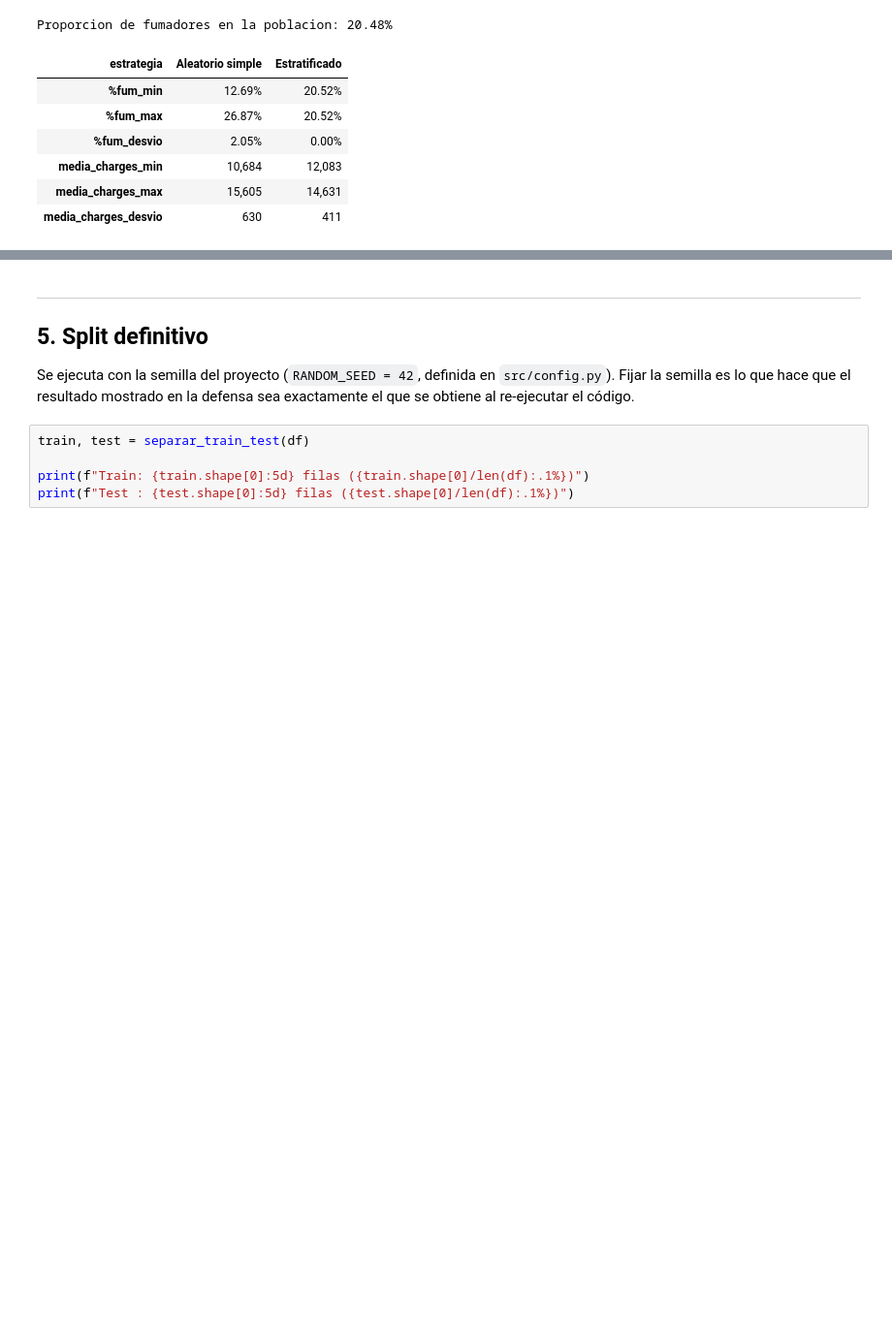
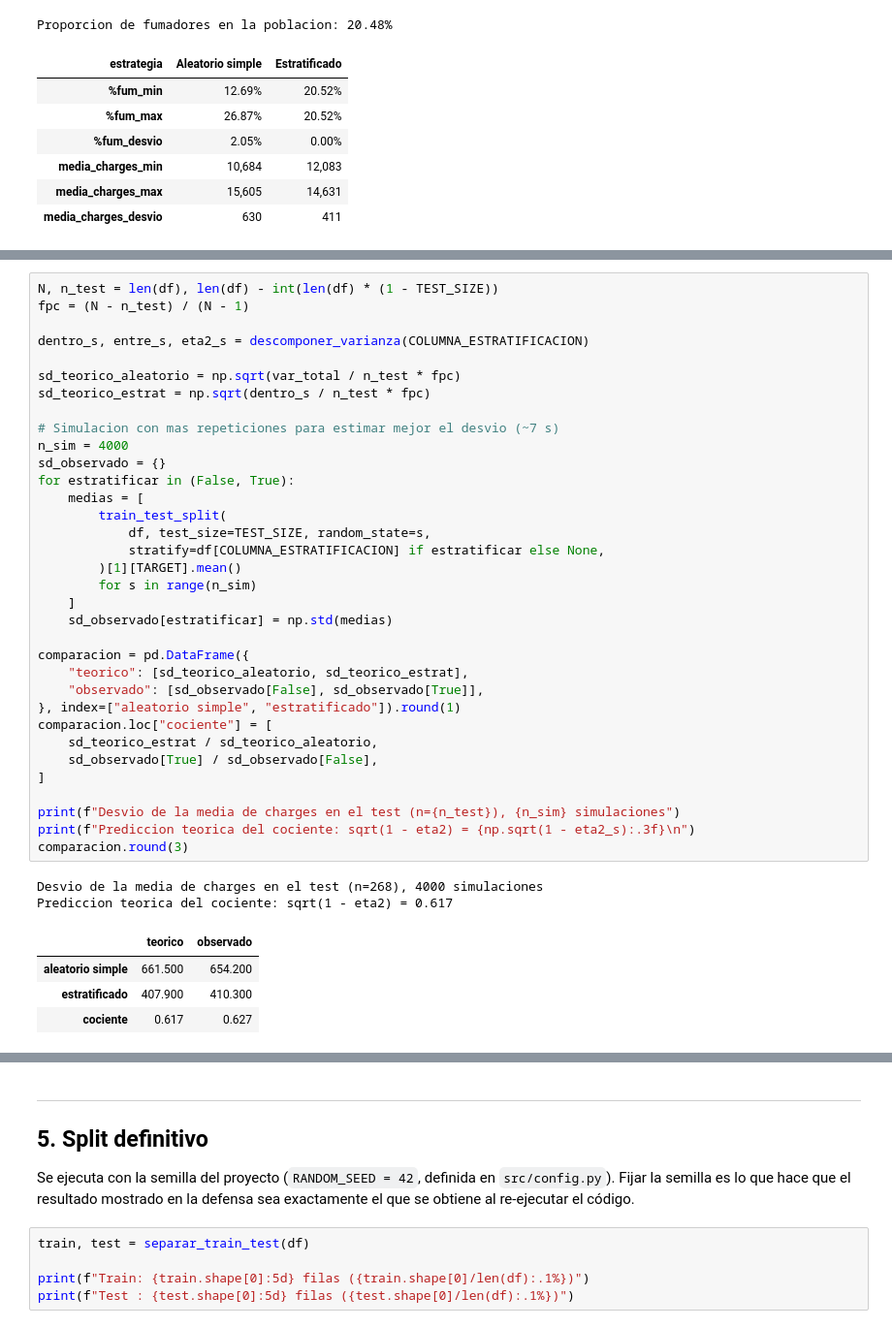
Before and after one commit to Diego050904/TP1-regresion-insurance, a Jupyter notebook: notebooks/01_carga_y_split.ipynb, the cells around one changed output, grey strips where cells are left out. Shown at 97% size. Drawn from its saved outputs; the diff is of its cells as text; blank space fills up the shorter version.

```diff
--- a/notebooks/01_carga_y_split.ipynb
+++ b/notebooks/01_carga_y_split.ipynb
@@ -288,0 +371,41 @@ proporción de fumadores es exactamente eso.
+# %%
+N, n_test = len(df), len(df) - int(len(df) * (1 - TEST_SIZE))
+fpc = (N - n_test) / (N - 1)
+
+dentro_s, entre_s, eta2_s = descomponer_varianza(COLUMNA_ESTRATIFICACION)
+
+sd_teorico_aleatorio = np.sqrt(var_total / n_test * fpc)
+sd_teorico_estrat = np.sqrt(dentro_s / n_test * fpc)
+
+# Simulacion con mas repeticiones para estimar mejor el desvio (~7 s)
+n_sim = 4000
+sd_observado = {}
+for estratificar in (False, True):
+    medias = [
+        train_test_split(
+            df, test_size=TEST_SIZE, random_state=s,
+            stratify=df[COLUMNA_ESTRATIFICACION] if estratificar else None,
+        )[1][TARGET].mean()
+        for s in range(n_sim)
+    ]
+    sd_observado[estratificar] = np.std(medias)
+
+comparacion = pd.DataFrame({
+    "teorico": [sd_teorico_aleatorio, sd_teorico_estrat],
+    "observado": [sd_observado[False], sd_observado[True]],
+}, index=["aleatorio simple", "estratificado"]).round(1)
+comparacion.loc["cociente"] = [
+    sd_teorico_estrat / sd_teorico_aleatorio,
+    sd_observado[True] / sd_observado[False],
+]
+
+print(f"Desvio de la media de charges en el test (n={n_test}), {n_sim} simulaciones")
+print(f"Prediccion teorica del cociente: sqrt(1 - eta2) = {np.sqrt(1 - eta2_s):.3f}\n")
+comparacion.round(3)
+# %% [output]
+Desvio de la media de charges en el test (n=268), 4000 simulaciones
+Prediccion teorica del cociente: sqrt(1 - eta2) = 0.617
+|  | teorico | observado |
+| aleatorio simple | 661.500 | 654.200 |
+| estratificado | 407.900 | 410.300 |
+| cociente | 0.617 | 0.627 |
```
Also changed, not shown: parts of 10 cells of this notebook, 2 other files.
